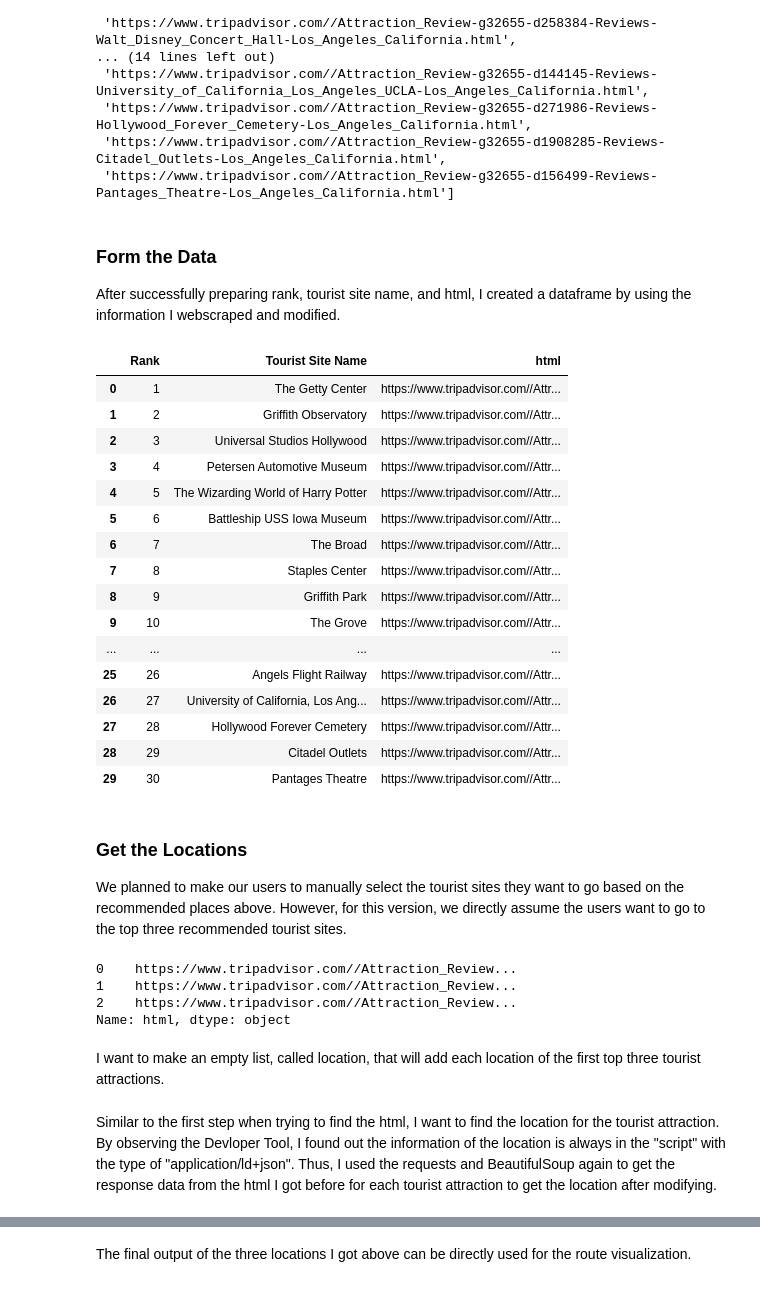
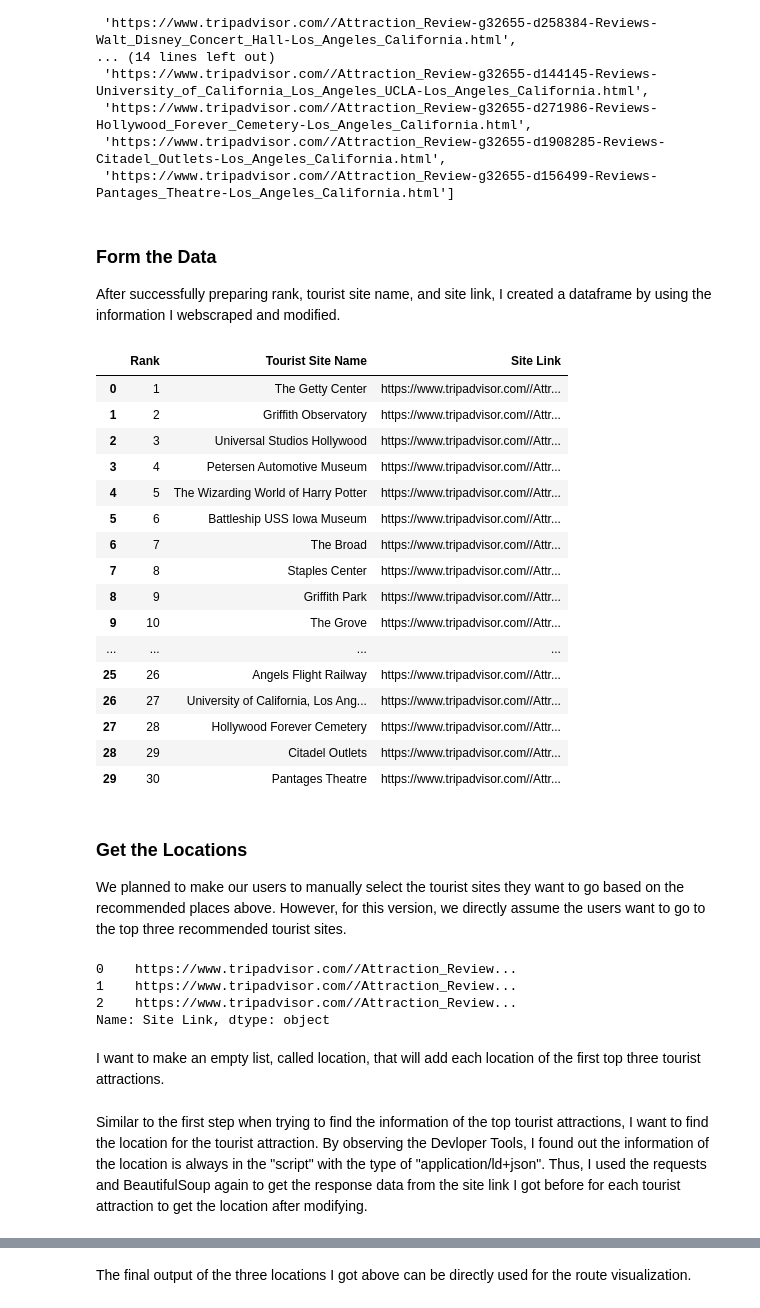
Before and after one commit to jren99/pic16b_project_LA_Travel_Planner, a Jupyter notebook: webscraping_tripadvisors.ipynb, the cells around one changed output, grey strips where cells are left out. Drawn from its saved outputs; the diff is of its cells as text; code cells hidden in the pictures.

```diff
--- a/webscraping_tripadvisors.ipynb
+++ b/webscraping_tripadvisors.ipynb
@@ -36,11 +36,11 @@ On the "Things to Do in Los Angeles" website, I found out that I can click every
 # %%
 rank = []
 tourist_site_name = []
-tourist_site_html = []
+tourist_site_link = []
 for s in bsobj_main.find_all("section", class_="_2TabEHya _3YhIe-Un"):
     rank.append(s.find("div", class_="_1gpq3zsA _1zP41Z7X").text.split(". ")[0])
     tourist_site_name.append(s.find("div", class_="_1gpq3zsA _1zP41Z7X").text.split(". ")[1])
-    tourist_site_html.append(s.find("div", class_="_3W_31Rvp _1nUIPWja _1l7Rsl_O _3ksqqIVm _2b3s5IMB").a["href"])
+    tourist_site_link.append(s.find("div", class_="_3W_31Rvp _1nUIPWja _1l7Rsl_O _3ksqqIVm _2b3s5IMB").a["href"])
 # %%
 rank
 # %% [output]
@@ -104,10 +104,10 @@ tourist_site_html
 # %% [markdown]
 Then, I observed the above content and found out that I need to add few elements before each content to make it become a real html. By comparing different actual links for several tourist attractions, I found out that I should add "https://www.tripadvisor.com/" for each element in the list.
 # %%
-tourist_site_html_update = []
-for site in tourist_site_html:
-    tourist_site_html_update.append("https://www.tripadvisor.com/" + site)
-tourist_site_html_update
+tourist_site_link_update = []
+for site in tourist_site_link:
+    tourist_site_link_update.append("https://www.tripadvisor.com/" + site)
+tourist_site_link_update
 # %% [output]
 ['https://www.tripadvisor.com//Attraction_Review-g32655-d147966-Reviews-The_Getty_Center-Los_Angeles_California.html',
  'https://www.tripadvisor.com//Attraction_Review-g32655-d116887-Reviews-Griffith_Observatory-Los_Angeles_California.html',
@@ -129,13 +129,13 @@ tourist_site_html_update
 # %% [markdown]
 ### Form the Data
 
-After successfully preparing rank, tourist site name, and html, I created a dataframe by using the information I webscraped and modified.
+After successfully preparing rank, tourist site name, and site link, I created a dataframe by using the information I webscraped and modified.
 # %%
-data = {"Rank": rank, "Tourist Site Name": tourist_site_name, "html": tourist_site_html_update}
+data = {"Rank": rank, "Tourist Site Name": tourist_site_name, "Site Link": tourist_site_link_update}
 df = pd.DataFrame.from_dict(data)
 df
 # %% [output]
-|  | Rank | Tourist Site Name | html |
+|  | Rank | Tourist Site Name | Site Link |
 | 0 | 1 | The Getty Center | https://www.tripadvisor.com//Attr... |
 | 1 | 2 | Griffith Observatory | https://www.tripadvisor.com//Attr... |
 | 2 | 3 | Universal Studios Hollywood | https://www.tripadvisor.com//Attr... |
@@ -157,19 +157,19 @@ df
 
 We planned to make our users to manually select the tourist sites they want to go based on the recommended places above. However, for this version, we directly assume the users want to go to the top three recommended tourist sites.
 # %%
-visit_html = df.loc[0:2]["html"]
+visit_html = df.loc[0:2]["Site Link"]
 visit_html
 # %% [output]
 0    https://www.tripadvisor.com//Attraction_Review...
 1    https://www.tripadvisor.com//Attraction_Review...
 2    https://www.tripadvisor.com//Attraction_Review...
-Name: html, dtype: object
+Name: Site Link, dtype: object
 # %% [markdown]
 I want to make an empty list, called location, that will add each location of the first top three tourist attractions.
 # %%
 location = []
 # %% [markdown]
-Similar to the first step when trying to find the html, I want to find the location for the tourist attraction. By observing the Devloper Tool, I found out the information of the location is always in the "script" with the type of "application/ld+json". Thus, I used the requests and BeautifulSoup again to get the response data from the html I got before for each tourist attraction to get the location after modifying.
+Similar to the first step when trying to find the information of the top tourist attractions, I want to find the location for the tourist attraction. By observing the Devloper Tools, I found out the information of the location is always in the "script" with the type of "application/ld+json". Thus, I used the requests and BeautifulSoup again to get the response data from the site link I got before for each tourist attraction to get the location after modifying.
 # %%
 for html in visit_html:
     html = requests.get(html)
```
Also changed, not shown: parts of 7 cells of this notebook.
